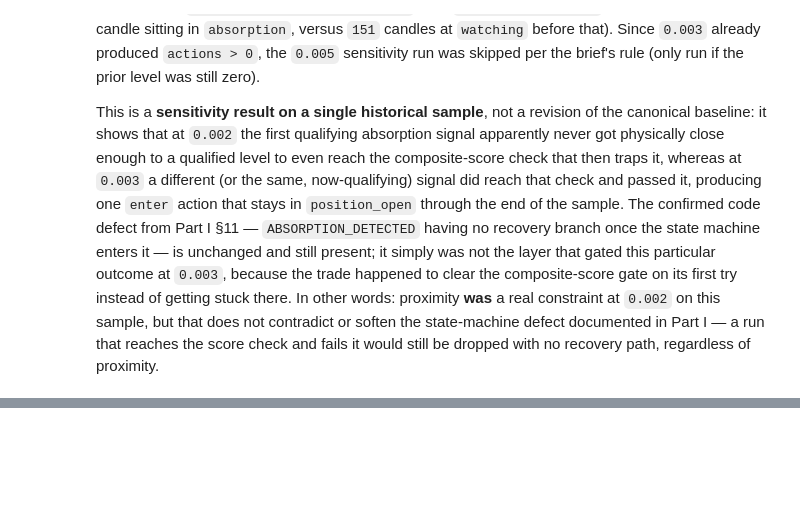
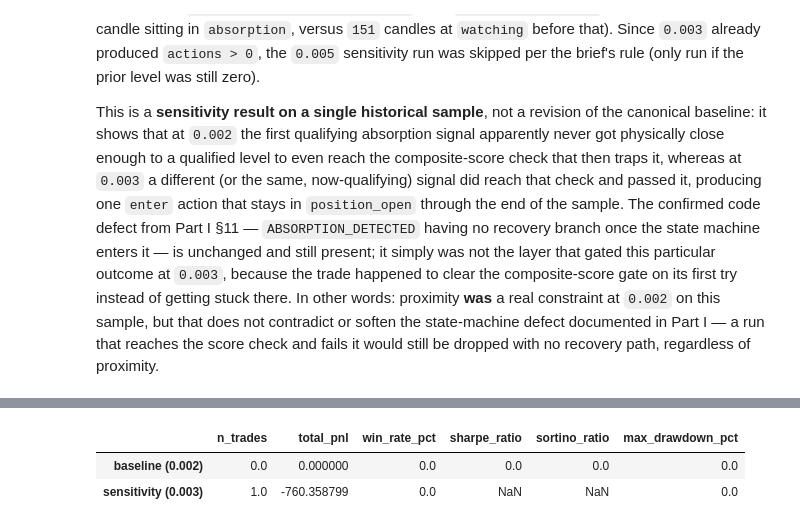
Before and after one commit to engr-bobet-14/orderflow-analysis-pro, a Jupyter notebook: notebook/01_orderflow_trading_strategy [baseline].ipynb, the cells around one changed output, grey strips where cells are left out. Drawn from its saved outputs; the diff is of its cells as text; code cells hidden in the pictures; blank space fills up the shorter version.

```diff
--- a/notebook/01_orderflow_trading_strategy [baseline].ipynb
+++ b/notebook/01_orderflow_trading_strategy [baseline].ipynb
@@ -729,0 +808,41 @@ This is a **sensitivity result on a single historical sample**, not a revision o
+# %%
+import quantstats as qs
+
+ANNUALIZATION_PERIODS = 365  # crypto trades 24/7
+
+
+def compute_financial_metrics(trades: pd.DataFrame, initial_capital: float = 100_000.0) -> dict:
+    if trades.empty:
+        return {
+            "n_trades": 0,
+            "total_pnl": 0.0,
+            "win_rate_pct": 0.0,
+            "sharpe_ratio": 0.0,
+            "sortino_ratio": 0.0,
+            "max_drawdown_pct": 0.0,
+        }
+
+    equity = initial_capital + trades.sort_values("exit_time")["net_pnl"].cumsum()
+    equity.index = pd.DatetimeIndex(trades.sort_values("exit_time")["exit_time"])
+    daily_equity = equity.resample("1D").last().ffill()
+    daily_returns = daily_equity.pct_change().fillna(0.0)
+
+    wins = trades.loc[trades["net_pnl"] > 0]
+    cumulative_index = (1 + daily_returns).cumprod()
+
+    return {
+        "n_trades": int(len(trades)),
+        "total_pnl": float(trades["net_pnl"].sum()),
+        "win_rate_pct": float(len(wins)) / len(trades) * 100.0,
+        "sharpe_ratio": float(qs.stats.sharpe(daily_returns, periods=ANNUALIZATION_PERIODS)),
+        "sortino_ratio": float(qs.stats.sortino(daily_returns, periods=ANNUALIZATION_PERIODS)),
+        "max_drawdown_pct": float(qs.stats.max_drawdown(cumulative_index)) * 100.0,
+    }
+
+
+METRICS_BY_RUN = {name: compute_financial_metrics(ledger) for name, ledger in TRADE_LEDGERS.items()}
+pd.DataFrame(METRICS_BY_RUN).T
+# %% [output]
+|  | n_trades | total_pnl | win_rate_pct | sharpe_ratio | sortino_ratio | max_drawdown_pct |
+| baseline (0.002) | 0.0 | 0.000000 | 0.0 | 0.0 | 0.0 | 0.0 |
+| sensitivity (0.003) | 1.0 | -760.358799 | 0.0 | NaN | NaN | 0.0 |
```
Also changed, not shown: parts of 3 cells of this notebook.
